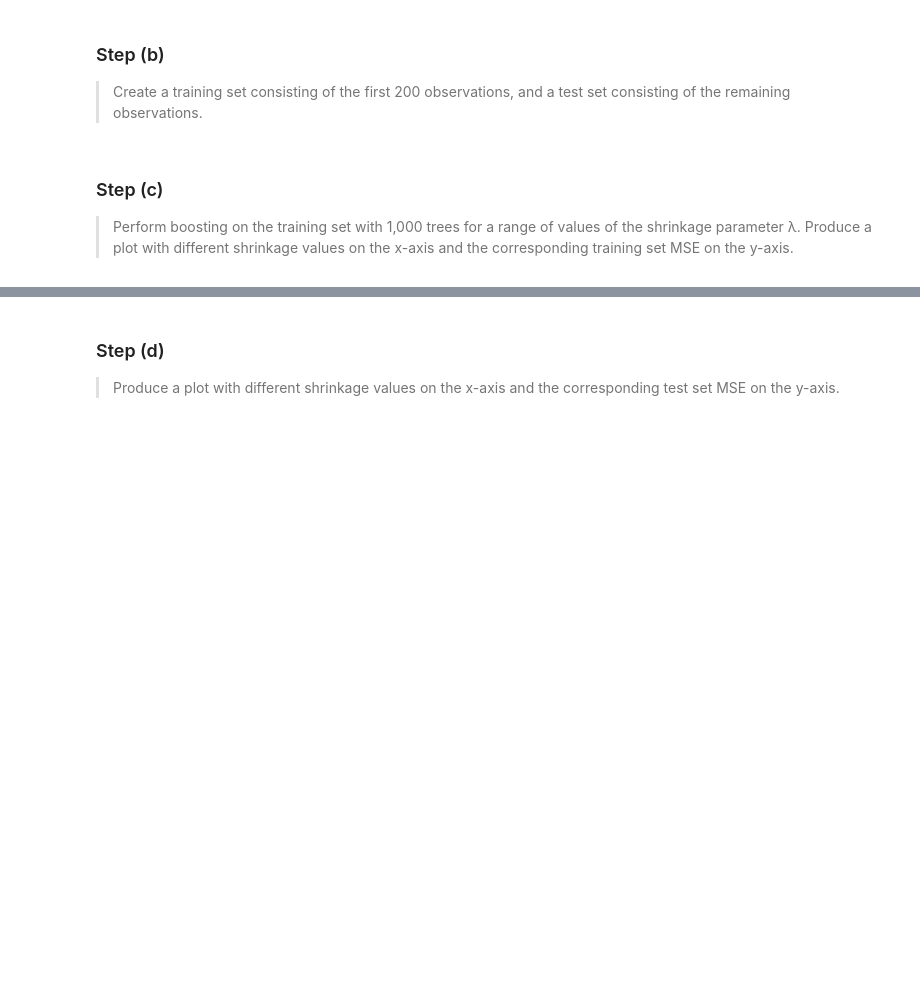
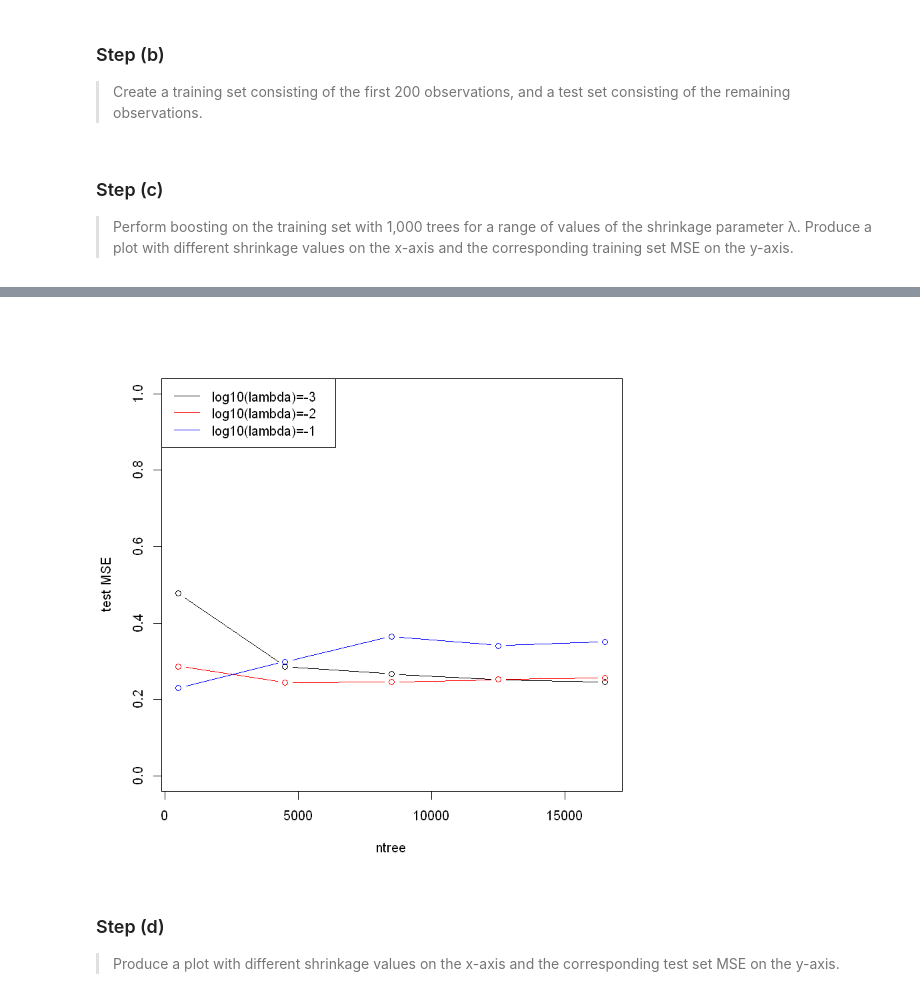
Before and after one commit to KamranMK/ISLR-Solutions, a Jupyter notebook: 8 Tree-Based Methods/8-tree-based-methods-exercises.ipynb, the cells around one changed output, grey strips where cells are left out. Drawn from its saved outputs; the diff is of its cells as text; code cells hidden in the pictures; blank space fills up the shorter version.

```diff
--- a/8 Tree-Based Methods/8-tree-based-methods-exercises.ipynb
+++ b/8 Tree-Based Methods/8-tree-based-methods-exercises.ipynb
@@ -219,3 +275,10 @@ Loaded gbm 2.1.5
+# %%
+plot(grid.ntree,test.error[1,],ylim=c(0,1),type="b",xlab="ntree",ylab="test MSE")
+lines(grid.ntree,test.error[5,],type="b",col="red")
+lines(grid.ntree,test.error[9,],type="b",col="blue")
+legend("topleft",c("log10(lambda)=-3","log10(lambda)=-2","log10(lambda)=-1"),lty=c(1,1,1),col=c("black","red","blue"))
+# %% [output]
+[figure, added]
 # %% [markdown]
 ### Step (d)
 
```
Also changed, not shown: parts of 23 cells of this notebook, 9 other files.
